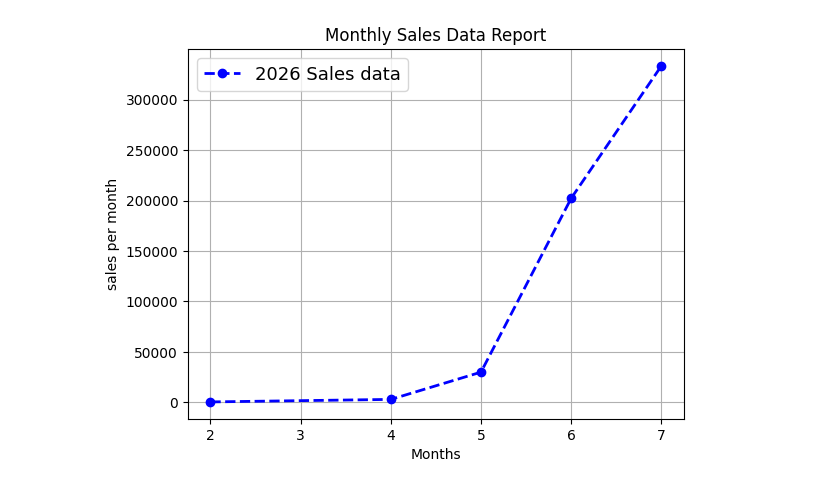
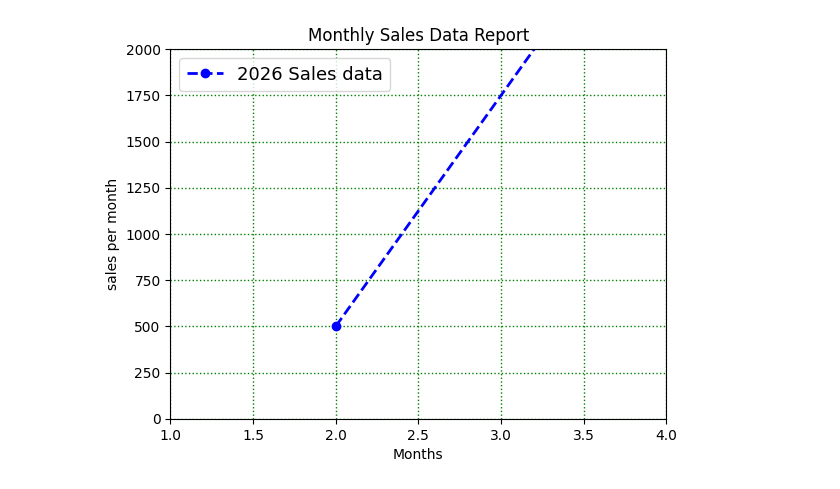
Before and after one commit to N0tstgr/Matplotlib, a Jupyter notebook: plt.title.ipynb, the cells around one changed output. Saved outputs shown, nothing was run; the diff lists cells and outputs as text; code cells hidden in the pictures.

```diff
--- a/plt.title.ipynb
+++ b/plt.title.ipynb
@@ -1,14 +1,16 @@
 # %%
 #plt.plot(x,y, color = 'color name', linestyle='line_Style', linewidth=value, marker='marker symbol', label='label name')
 import matplotlib.pyplot as plt
 month = [2,4,5,6,7]
 sales = [500,3000,30000,202222,333344]
 plt.plot(month, sales, color='blue', linestyle='--', linewidth = 2, marker = 'o', label='2026 Sales data')
 plt.xlabel("Months")
 plt.ylabel("sales per month")
 plt.title("Monthly Sales Data Report")
 plt.legend(loc='upper left', fontsize=13)
-plt.grid()
+plt.grid(color='green', linestyle=':', linewidth=1)
+plt.xlim(1,4)
+plt.ylim(0,2000)
 plt.show()
 # %% [output]
-[figure, old version]
+[figure, new version]
```
